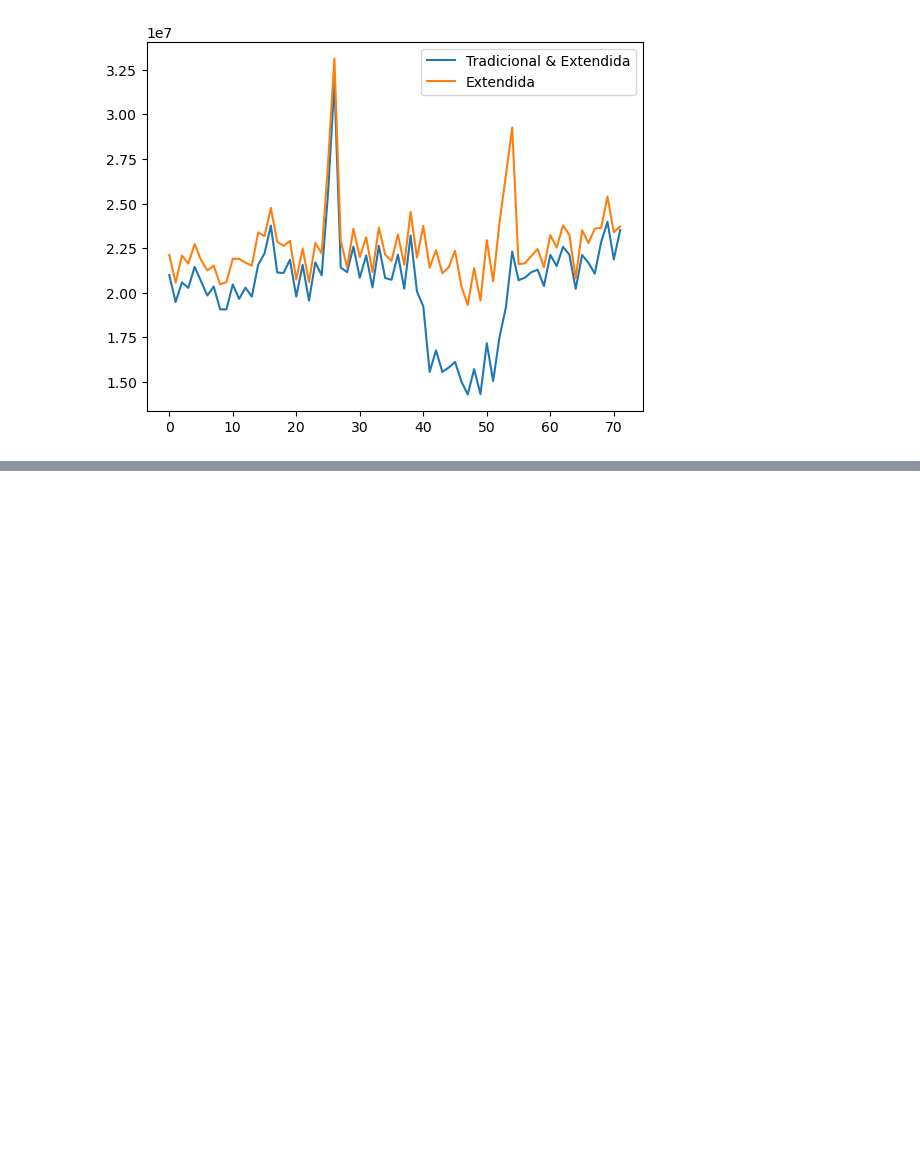
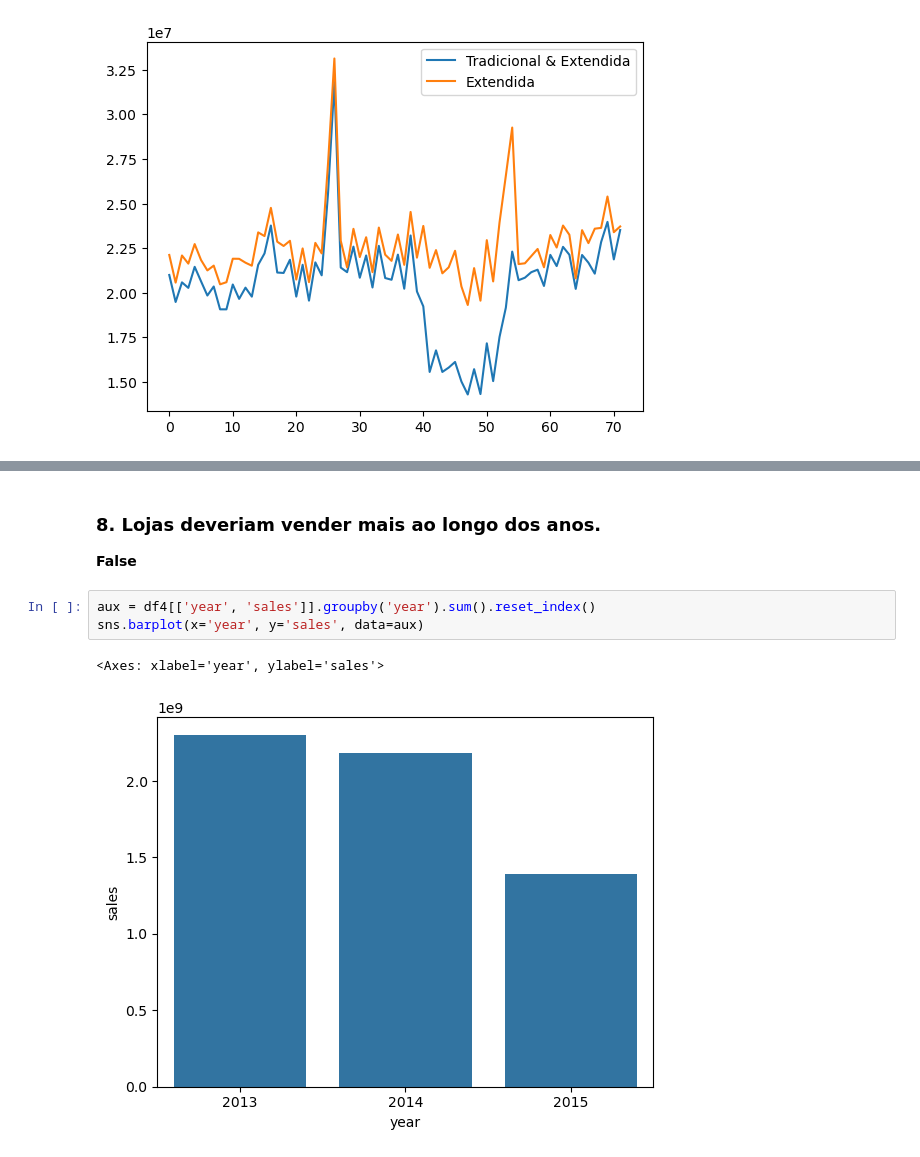
Before and after one commit to LuigiFerrari14/Data-Science-in-Production, a Jupyter notebook: RossmannSalesPrediction.ipynb, the cells around one changed output, grey strips where cells are left out. Drawn from its saved outputs; the diff is of its cells as text; blank space fills up the shorter version.

```diff
--- a/RossmannSalesPrediction.ipynb
+++ b/RossmannSalesPrediction.ipynb
@@ -661,0 +673,9 @@ ax.legend(labels=['Tradicional & Extendida', 'Extendida'])
+# %% [markdown]
+### 8. Lojas deveriam vender mais ao longo dos anos.
+**False**
+# %%
+aux = df4[['year', 'sales']].groupby('year').sum().reset_index()
+sns.barplot(x='year', y='sales', data=aux)
+# %% [output]
+<Axes: xlabel='year', ylabel='sales'>
+[figure, added]
```
Also changed, not shown: parts of 21 cells of this notebook.
